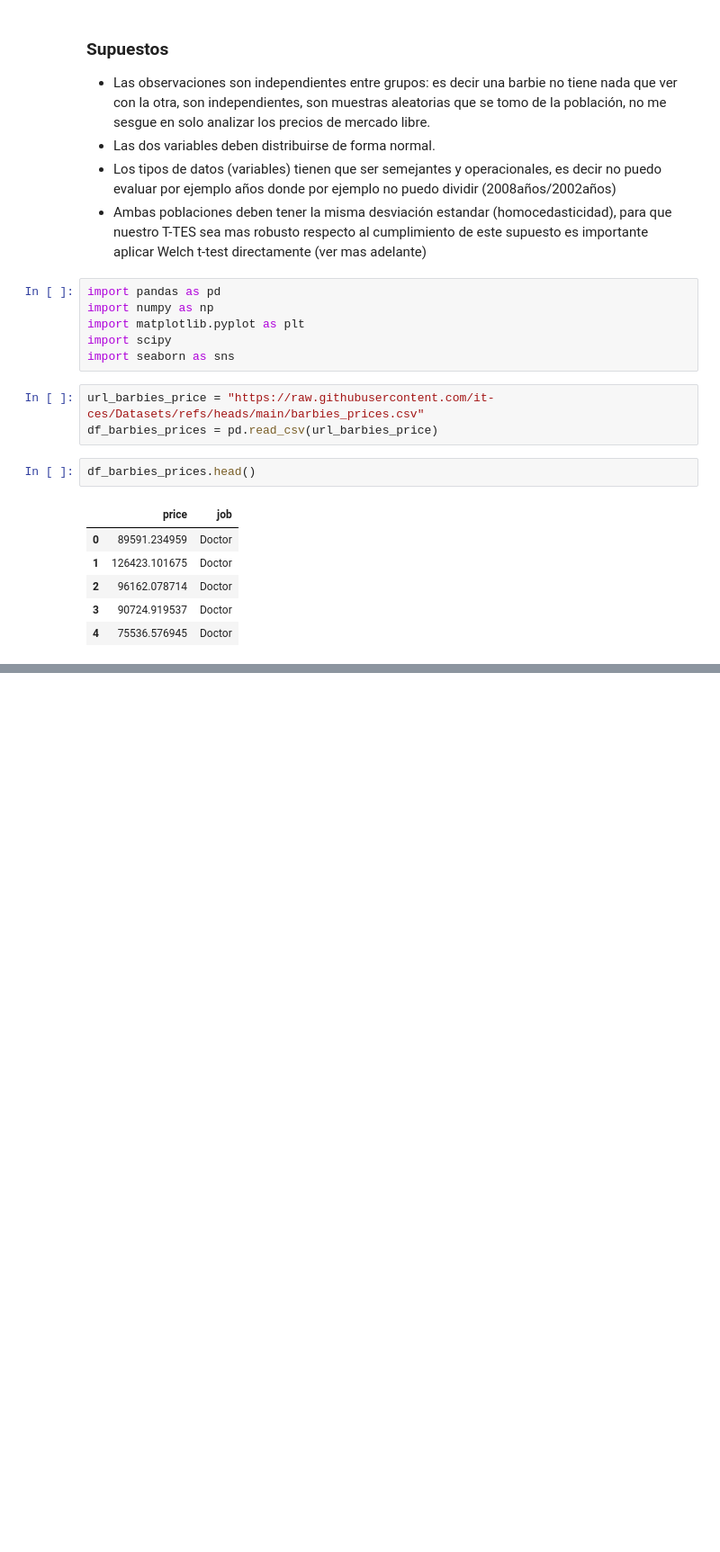
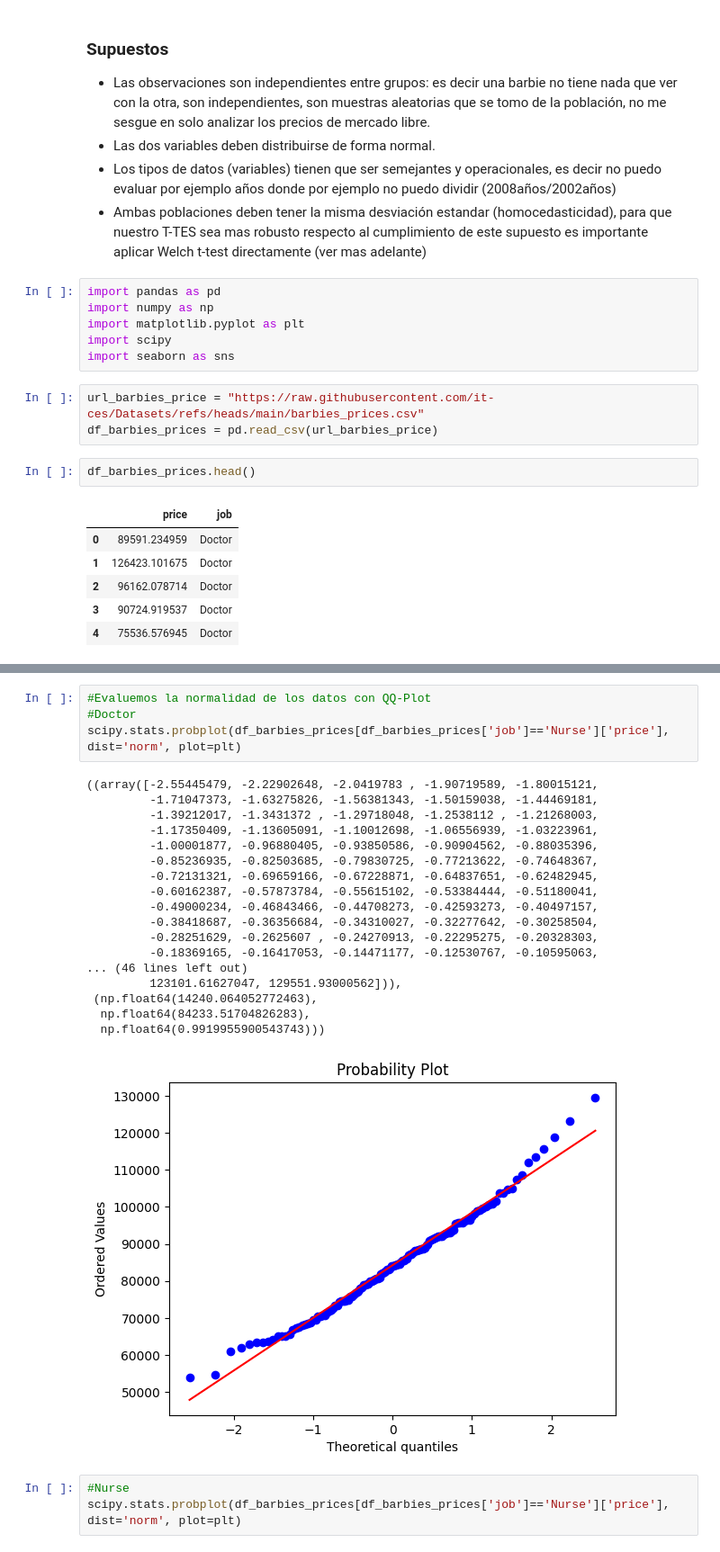
Before and after one commit to ML-CU/Proyectos-Python, a Jupyter notebook: Estadística/P-Value/P-Value-Practice.ipynb, the cells around one changed output, grey strips where cells are left out. Shown at 90% size. Cells and saved outputs as stored; diff of their text form; blank space fills up the shorter version.

```diff
--- a/Estadística/P-Value/P-Value-Practice.ipynb
+++ b/Estadística/P-Value/P-Value-Practice.ipynb
@@ -68,0 +105,26 @@ df_barbies_prices.head()
+# %%
+#Evaluemos la normalidad de los datos con QQ-Plot
+#Doctor
+scipy.stats.probplot(df_barbies_prices[df_barbies_prices['job']=='Nurse']['price'], dist='norm', plot=plt)
+# %% [output]
+((array([-2.55445479, -2.22902648, -2.0419783 , -1.90719589, -1.80015121,
+         -1.71047373, -1.63275826, -1.56381343, -1.50159038, -1.44469181,
+         -1.39212017, -1.3431372 , -1.29718048, -1.2538112 , -1.21268003,
+         -1.17350409, -1.13605091, -1.10012698, -1.06556939, -1.03223961,
+         -1.00001877, -0.96880405, -0.93850586, -0.90904562, -0.88035396,
+         -0.85236935, -0.82503685, -0.79830725, -0.77213622, -0.74648367,
+         -0.72131321, -0.69659166, -0.67228871, -0.64837651, -0.62482945,
+         -0.60162387, -0.57873784, -0.55615102, -0.53384444, -0.51180041,
+         -0.49000234, -0.46843466, -0.44708273, -0.42593273, -0.40497157,
+         -0.38418687, -0.36356684, -0.34310027, -0.32277642, -0.30258504,
+         -0.28251629, -0.2625607 , -0.24270913, -0.22295275, -0.20328303,
+         -0.18369165, -0.16417053, -0.14471177, -0.12530767, -0.10595063,
+... (46 lines left out)
+         123101.61627047, 129551.93000562])),
+ (np.float64(14240.064052772463),
+  np.float64(84233.51704826283),
+  np.float64(0.9919955900543743)))
+[figure, added]
+# %%
+#Nurse
+scipy.stats.probplot(df_barbies_prices[df_barbies_prices['job']=='Nurse']['price'], dist='norm', plot=plt)
```
Also changed, not shown: parts of 22 cells of this notebook, 1 other file.
